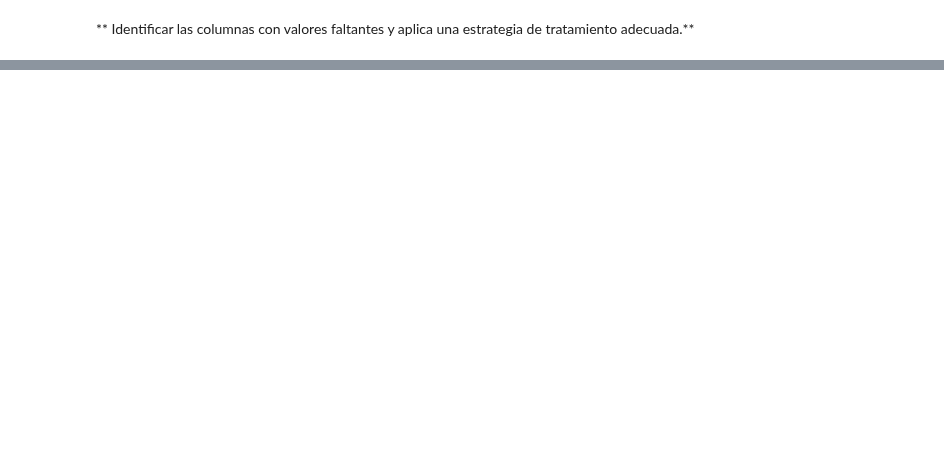
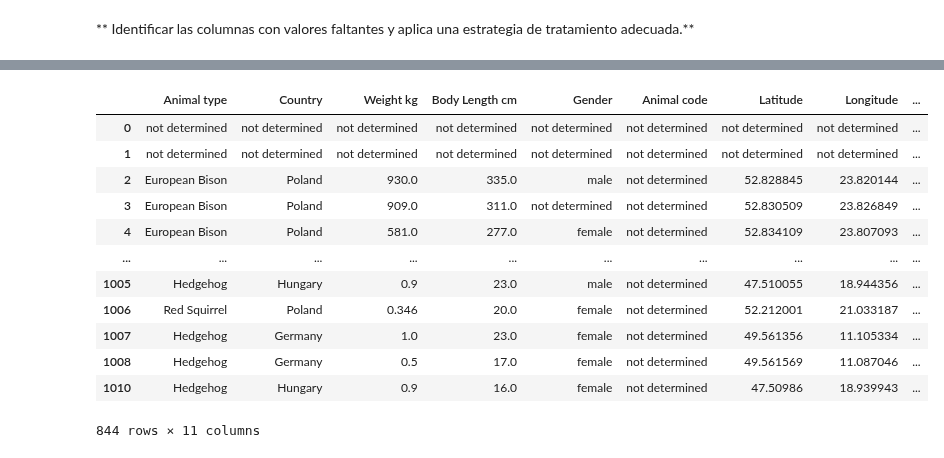
Before and after one commit to juanalvarez2491-web/Entregables-BIT-JuanCarlosAlvarezOchoa, a Jupyter notebook: Actividad_2_Limpieza_y_análisis_de_datos_con_Pandas_+_NumPy.ipynb, the cells around one changed output, grey strips where cells are left out. Cells and saved outputs as stored; diff of their text form; code cells hidden in the pictures; blank space fills up the shorter version.

```diff
--- a/Actividad_2_Limpieza_y_análisis_de_datos_con_Pandas_+_NumPy.ipynb
+++ b/Actividad_2_Limpieza_y_análisis_de_datos_con_Pandas_+_NumPy.ipynb
@@ -351,0 +437,24 @@ dtype: int64
+# %%
+df["Country"] = df["Country"].fillna("not determined")
+# %%
+df["Weight kg"] = df["Weight kg"].fillna("not determined")
+# %%
+df["Body Length cm"] = df["Body Length cm"].fillna("not determined")
+# %%
+df["Animal code"] = df["Animal code"].fillna("not determined")
+# %%
+df.head(850)
+# %% [output]
+|  | Animal type | Country | Weight kg | Body Length cm | Gender | Animal code | Latitude | Longitude | ... |
+| 0 | not determined | not determined | not determined | not determined | not determined | not determined | not determined | not determined | ... |
+| 1 | not determined | not determined | not determined | not determined | not determined | not determined | not determined | not determined | ... |
+| 2 | European Bison | Poland | 930.0 | 335.0 | male | not determined | 52.828845 | 23.820144 | ... |
+| 3 | European Bison | Poland | 909.0 | 311.0 | not determined | not determined | 52.830509 | 23.826849 | ... |
+| 4 | European Bison | Poland | 581.0 | 277.0 | female | not determined | 52.834109 | 23.807093 | ... |
+| ... | ... | ... | ... | ... | ... | ... | ... | ... | ... |
+| 1005 | Hedgehog | Hungary | 0.9 | 23.0 | male | not determined | 47.510055 | 18.944356 | ... |
+| 1006 | Red Squirrel | Poland | 0.346 | 20.0 | female | not determined | 52.212001 | 21.033187 | ... |
+| 1007 | Hedgehog | Germany | 1.0 | 23.0 | female | not determined | 49.561356 | 11.105334 | ... |
+| 1008 | Hedgehog | Germany | 0.5 | 17.0 | female | not determined | 49.561569 | 11.087046 | ... |
+| 1010 | Hedgehog | Hungary | 0.9 | 16.0 | female | not determined | 47.50986 | 18.939943 | ... |
+844 rows × 11 columns
```
Also changed, not shown: parts of 22 cells of this notebook.
